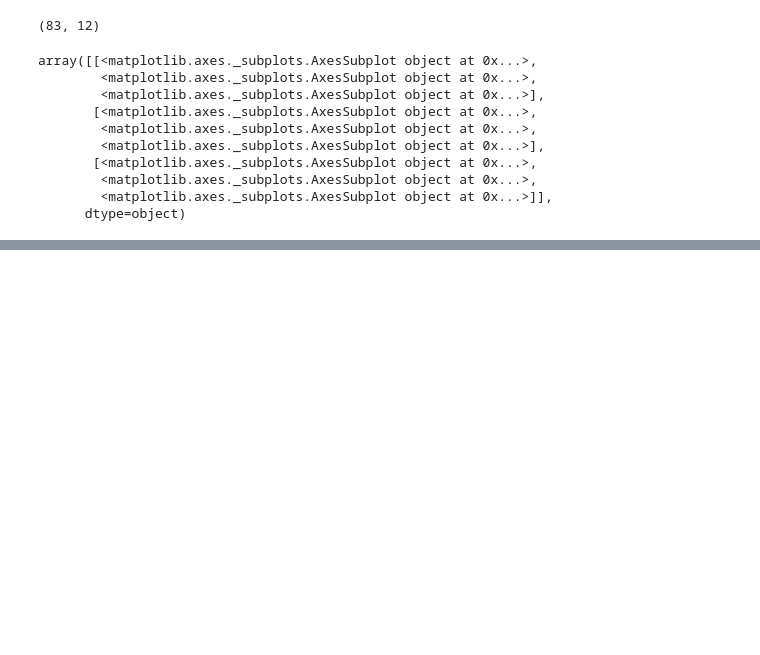
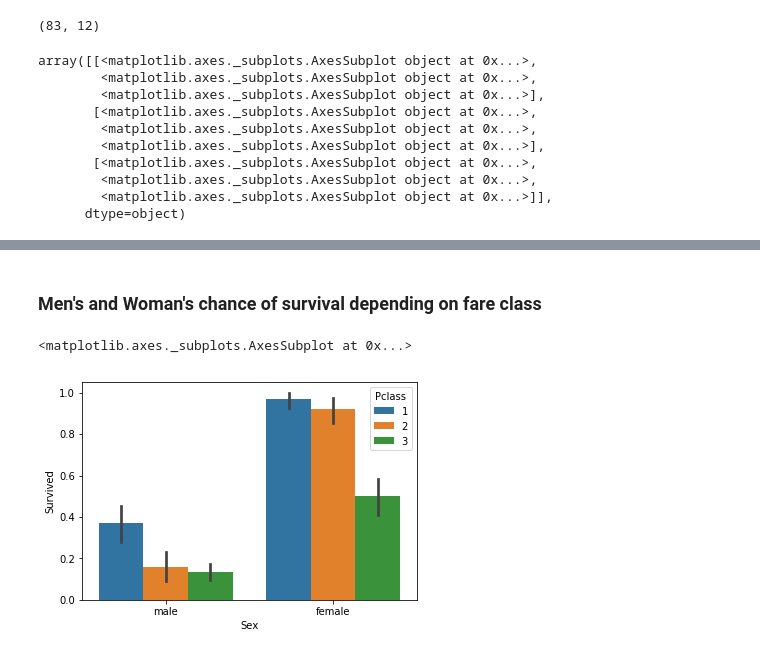
Before and after one commit to timomak/quantitative-reasoning, a Jupyter notebook: Titanic.ipynb, the cells around one changed output, grey strips where cells are left out. Cells and saved outputs as stored; diff of their text form; code cells hidden in the pictures; blank space fills up the shorter version.

```diff
--- a/Titanic.ipynb
+++ b/Titanic.ipynb
@@ -130,0 +249,7 @@ children.head()
+# %% [markdown]
+### Men's and Woman's chance of survival depending on fare class
+# %%
+sns.barplot(x='Sex', y='Survived', hue="Pclass", data=df)
+# %% [output]
+<matplotlib.axes._subplots.AxesSubplot at 0x...>
+[figure, added]
```
Also changed, not shown: parts of 11 cells of this notebook.
